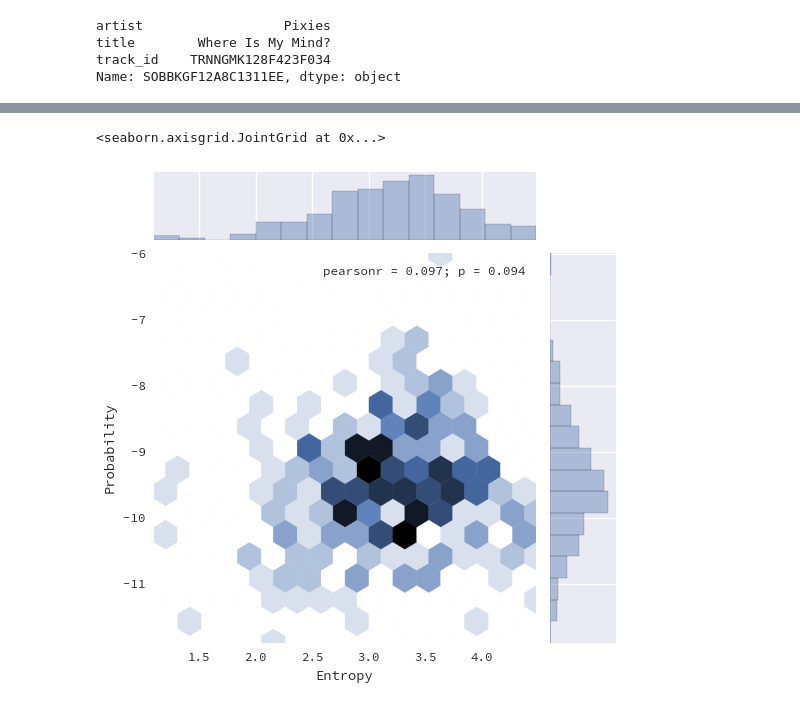
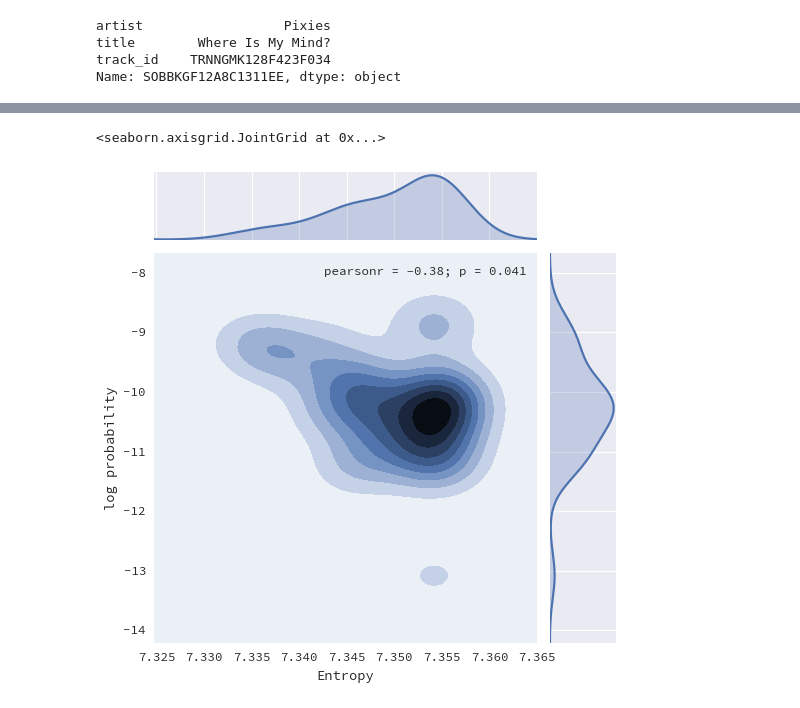
Before and after one commit to bmcfee/playlist_recommender, a Jupyter notebook: code/notebooks/07 - Usage statistics.ipynb, the cells around one changed output, grey strips where cells are left out. Saved outputs shown, nothing was run; the diff lists cells and outputs as text; code cells hidden in the pictures.

Commit message:
revising stats code

```diff
--- a/code/notebooks/07 - Usage statistics.ipynb
+++ b/code/notebooks/07 - Usage statistics.ipynb
@@ -65,7 +67,7 @@ def load_edges(*files, **kwargs):
     H = H.to_sparse()
     return H
 # %%
-def p_edge_given_user(H, playlists, alpha=1.0, min_bigrams=5, max_users=500):
+def p_edge_given_user(H, playlists, alpha=0.5, min_bigrams=5, max_users=50):
     '''Estimate the edge distribution for each user.
 
     Parameters
@@ -81,11 +83,6 @@ def p_edge_given_user(H, playlists, alpha=1.0, min_bigrams=5, max_users=500):
 
     K = H.shape[1]
     stats_frame = pd.DataFrame(columns=H.columns, dtype='float32')
-
-    if np.isscalar(alpha):
-        z_alpha = K * alpha
-    else:
-        z_alpha = np.sum(alpha)
 
     for i, user in enumerate(playlists.index.levels[0]):
 
@@ -110,22 +107,15 @@ def p_edge_given_user(H, playlists, alpha=1.0, min_bigrams=5, max_users=500):
                     # Accumulate
 
                     transition = H.loc[s] * H.loc[t]
-                    transition = transition / transition.sum()
+                    transition = transition #/ transition.sum()
                     u_stat = u_stat + transition
                     n_bigrams += 1
 
         if n_bigrams < min_bigrams:
             continue
 
-        z = np.sum(u_stat)
-
-        if z == 0:
-            if z_alpha == K:
-                stats_frame.loc[user] = 1./K
-            else:
-                stats_frame.loc[user] = alpha / (z_alpha - K)
-        else:
-            stats_frame.loc[user] = (u_stat + alpha - 1.0) / (z + z_alpha - K)
+        model = scipy.stats.dirichlet(transition + alpha)
+        stats_frame.loc[user] = model.mean()
 
     return stats_frame
 # %%
@@ -150,7 +137,7 @@ def user_by_popularity(playlists, raw_counts):
 # %%
 def p_song_given_user(playlists, spe, edge_given_user, aggregate=scipy.stats.gmean):
 
-    song_stats = pd.DataFrame(index=edge_given_user.index, columns=['Probability'])
+    song_stats = pd.DataFrame(index=edge_given_user.index, columns=['log probability'])
 
     for u in edge_given_user.index:
         # Get the songs for this user
@@ -160,7 +147,7 @@ def p_song_given_user(playlists, spe, edge_given_user, aggregate=scipy.stats.gme
 
         song_stats.loc[u] = song_given_user.apply(aggregate)[0]
 
-    return song_stats
+    return song_stats.applymap(np.log)
 # %%
 def song_counts(playlists, songs):
     raw_counts = pd.Series(data=0.0, index=songs) + playlists.groupby('song_id')['timestamp'].aggregate('count')
@@ -196,3 +158,17 @@ def p_song(playlists, songs, alpha=1.1):
+# %%
+def p_song(playlists, songs, alpha=1.0):
+
+    K = len(songs)
+
+    raw_counts = song_counts(playlists, songs)
+
+    model = scipy.stats.dirichlet(alpha=raw_counts['Counts'] + alpha)
+
+    probs = pd.DataFrame(index=raw_counts.index,
+                         columns=['Probability'],
+                         data=model.mean())
+
+    return probs
 # %%
 def get_song_names():
 
@@ -271,3 +240,2 @@ S.drop('[UNIFORM]', axis=1).describe()
 # %%
-S_ent = S.drop('[UNIFORM]', axis=1).apply(scipy.stats.entropy, axis=1).to_frame(name='Entropy')
-#S_ent = S.apply(scipy.stats.entropy, axis=1).to_frame(name='Entropy')
+S_ent = p_egu.drop('[UNIFORM]', axis=1).apply(scipy.stats.entropy, axis=1).to_frame(name='Entropy')
@@ -278,7 +302,7 @@ S_ent = S.drop('[UNIFORM]', axis=1).apply(scipy.stats.entropy, axis=1).to_frame(
 # %%
 seaborn.jointplot(S_ent['Entropy'],
-                  P.loc[S.index].applymap(np.log)['Probability'],
-                  kind='hex')
+                  P.loc[p_egu.index]['log probability'],
+                  kind='kde')
 # %% [output]
 <seaborn.axisgrid.JointGrid at 0x...>
-[figure, old version]
+[figure, new version]
```
Also changed, not shown: parts of 11 cells of this notebook.
